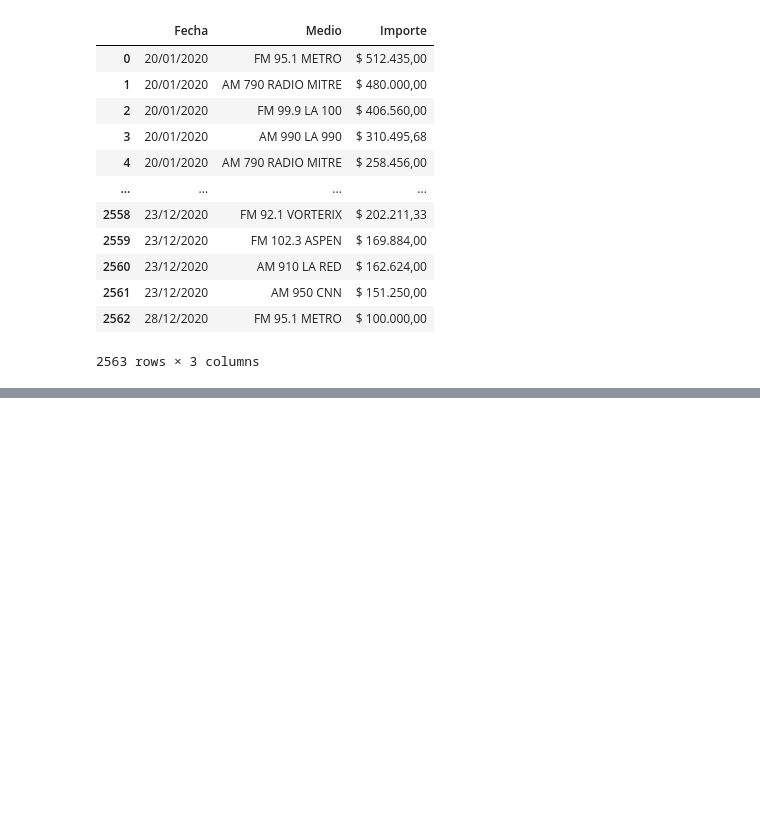
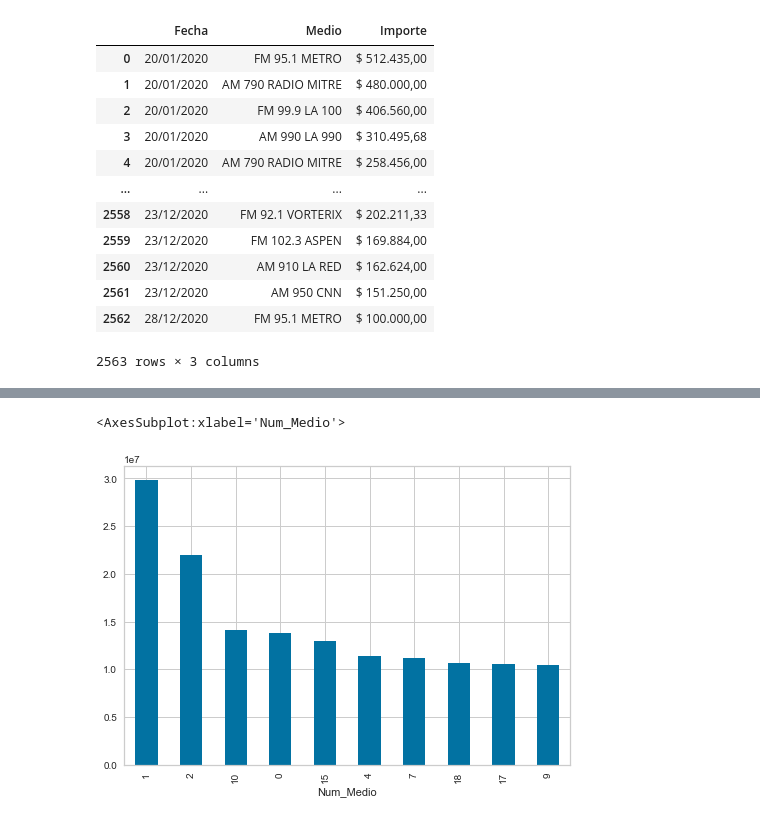
Before and after one commit to FIUBA-Posgrado-Inteligencia-Artificial/aprendizaje_maquina_I, a Jupyter notebook: Clase 6/Clustering/Pauta_pub.ipynb, the cells around one changed output, grey strips where cells are left out. Cells and saved outputs as stored; diff of their text form; code cells hidden in the pictures; blank space fills up the shorter version.

```diff
--- a/Clase 6/Clustering/Pauta_pub.ipynb
+++ b/Clase 6/Clustering/Pauta_pub.ipynb
@@ -42,0 +220,5 @@ df["Num_Medio"] = df["Medio"].apply(lambda x: mapping[x])
+# %%
+result.groupby('Num_Medio')['Importe'].sum().sort_values(ascending=False).head(10).plot(kind='bar')
+# %% [output]
+<AxesSubplot:xlabel='Num_Medio'>
+[figure, added]
```
Also changed, not shown: parts of 35 cells of this notebook.
